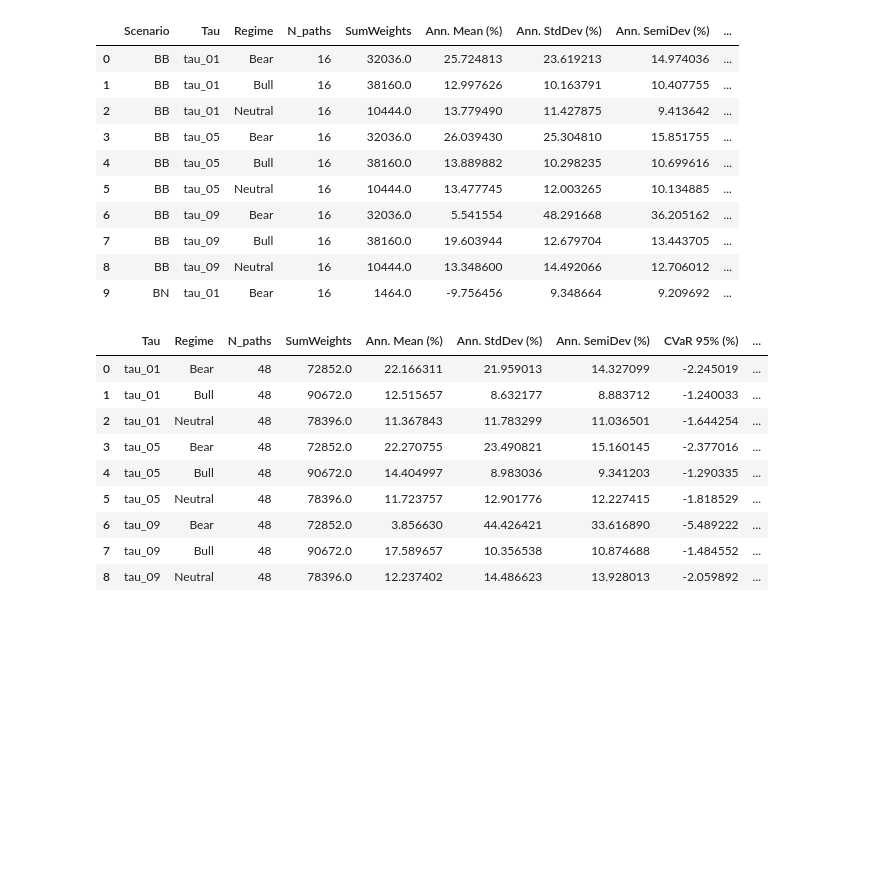
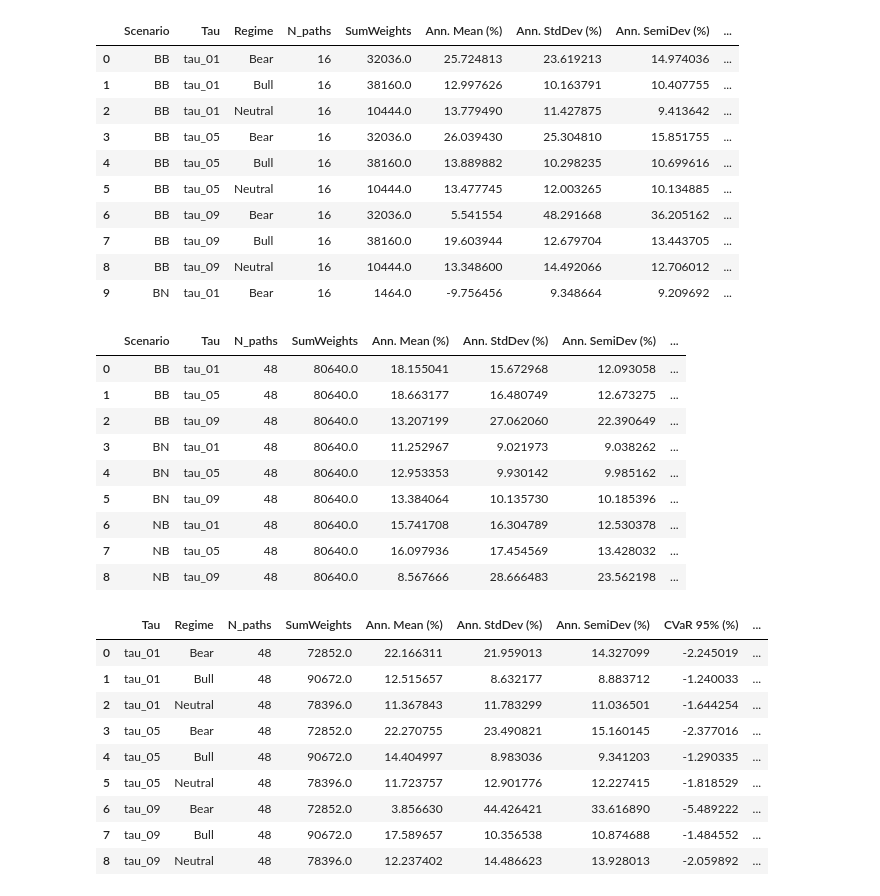
Before and after one commit to Attilasarkany/Q-A2C-Replication, a Jupyter notebook: Chapter2_model_comperison/compare_results_multiple_seed_rsvarvol.ipynb, the cells around one changed output. Saved outputs shown, nothing was run; the diff lists cells and outputs as text; code cells hidden in the pictures; blank space fills up the shorter version.

```diff
--- a/Chapter2_model_comperison/compare_results_multiple_seed_rsvarvol.ipynb
+++ b/Chapter2_model_comperison/compare_results_multiple_seed_rsvarvol.ipynb
@@ -594,6 +594,20 @@ regime_weighted.head(10)
 | 7 | BB | tau_09 | Bull | 16 | 38160.0 | 19.603944 | 12.679704 | 13.443705 | ... |
 | 8 | BB | tau_09 | Neutral | 16 | 10444.0 | 13.348600 | 14.492066 | 12.706012 | ... |
 | 9 | BN | tau_01 | Bear | 16 | 1464.0 | -9.756456 | 9.348664 | 9.209692 | ... |
+# %%
+Scenario_tau = weighted_group_mean(reg_only, group_cols=["Scenario","Tau"], weight_col="N_obs", metric_cols=metric_cols)
+display(Scenario_tau)
+# %% [output]
+|  | Scenario | Tau | N_paths | SumWeights | Ann. Mean (%) | Ann. StdDev (%) | Ann. SemiDev (%) | ... |
+| 0 | BB | tau_01 | 48 | 80640.0 | 18.155041 | 15.672968 | 12.093058 | ... |
+| 1 | BB | tau_05 | 48 | 80640.0 | 18.663177 | 16.480749 | 12.673275 | ... |
+| 2 | BB | tau_09 | 48 | 80640.0 | 13.207199 | 27.062060 | 22.390649 | ... |
+| 3 | BN | tau_01 | 48 | 80640.0 | 11.252967 | 9.021973 | 9.038262 | ... |
+| 4 | BN | tau_05 | 48 | 80640.0 | 12.953353 | 9.930142 | 9.985162 | ... |
+| 5 | BN | tau_09 | 48 | 80640.0 | 13.384064 | 10.135730 | 10.185396 | ... |
+| 6 | NB | tau_01 | 48 | 80640.0 | 15.741708 | 16.304789 | 12.530378 | ... |
+| 7 | NB | tau_05 | 48 | 80640.0 | 16.097936 | 17.454569 | 13.428032 | ... |
+| 8 | NB | tau_09 | 48 | 80640.0 | 8.567666 | 28.666483 | 23.562198 | ... |
 # %%
 regime_weighted = weighted_group_mean(reg_only, group_cols=["Tau","Regime"], weight_col="N_obs", metric_cols=metric_cols)
 display(regime_weighted)
```
Also changed, not shown: parts of 1 cell of this notebook.
